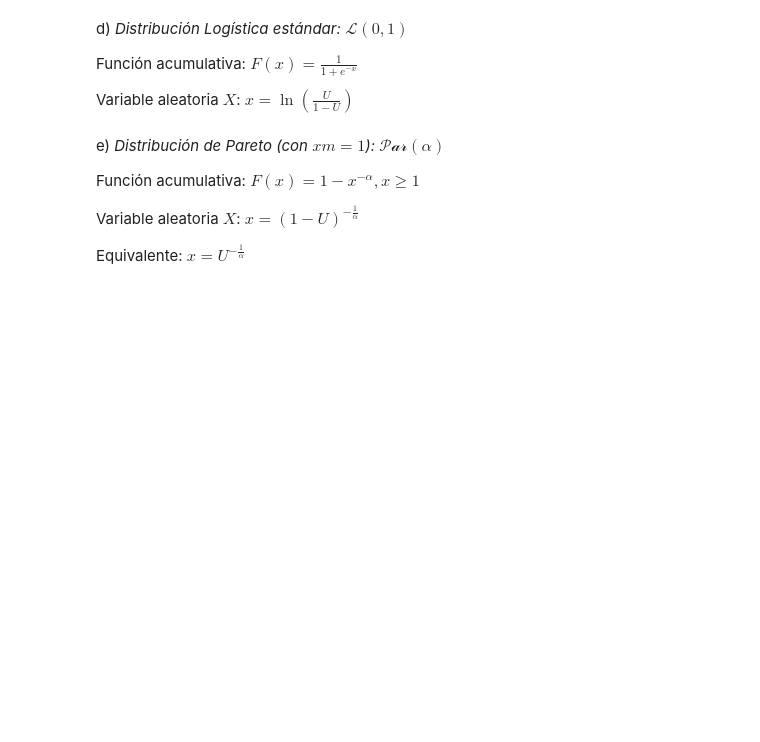
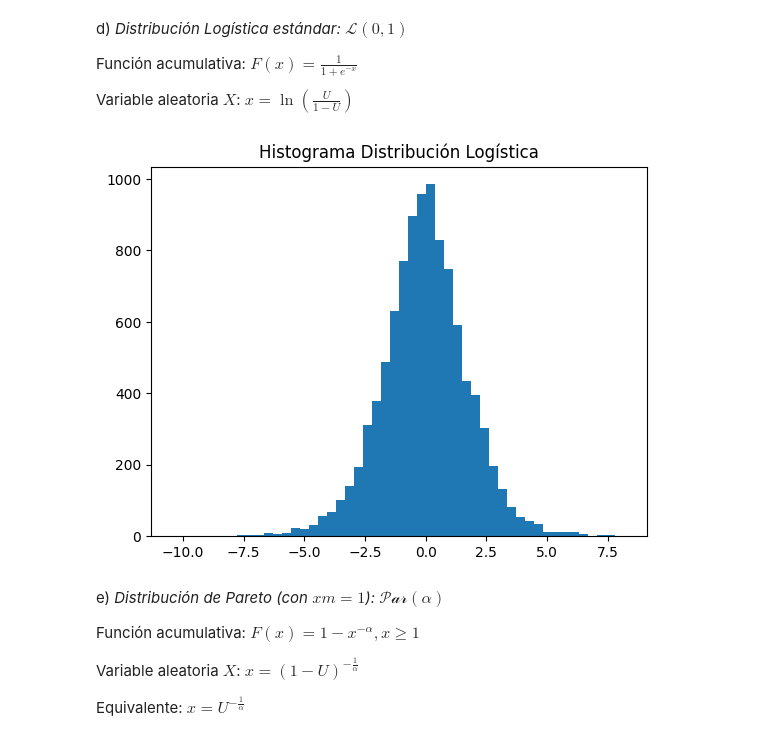
Before and after one commit to erickvaldezsallagos/SIMULACION-1, a Jupyter notebook: Transformada_Inversa.ipynb, the cells around one changed output. Drawn from its saved outputs; the diff is of its cells as text; code cells hidden in the pictures; blank space fills up the shorter version.

```diff
--- a/Transformada_Inversa.ipynb
+++ b/Transformada_Inversa.ipynb
@@ -149,6 +185,26 @@ d) *Distribución Logística estándar:* $\mathcal{L}(0,1)$
 Función acumulativa: $F(x)=\frac{1}{1+e^{-x}}$
 
 Variable aleatoria $X$: $x=\ln \left(\frac{U}{1-U}\right)$
+# %%
+def logistica(n):
+    l = []
+    for i in range(n):
+        u = r.random()
+        if u > 0 and u < 1:
+            x = np.log(u/(1-u))
+            l.append(x)
+        else:
+            x = 0
+            l.append(x)
+    return l
+# %%
+L = logistica(10000)
+# %%
+plt.hist(L, bins=50)
+plt.title("Histograma Distribución Logística")
+plt.show()
+# %% [output]
+[figure, added]
 # %% [markdown]
 e) *Distribución de Pareto (con $xm=1$):* $\mathcal{Par}(\alpha)$
 
```
Also changed, not shown: parts of 9 cells of this notebook.
